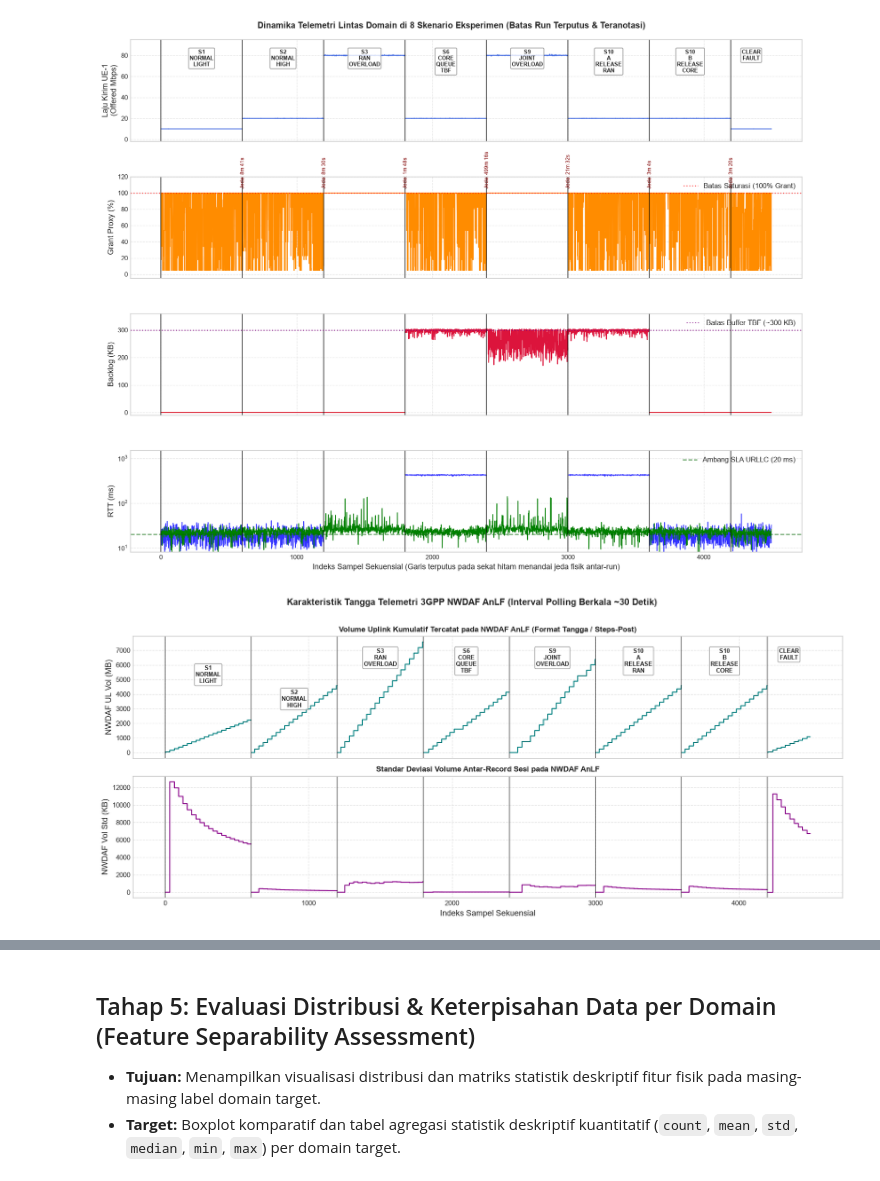
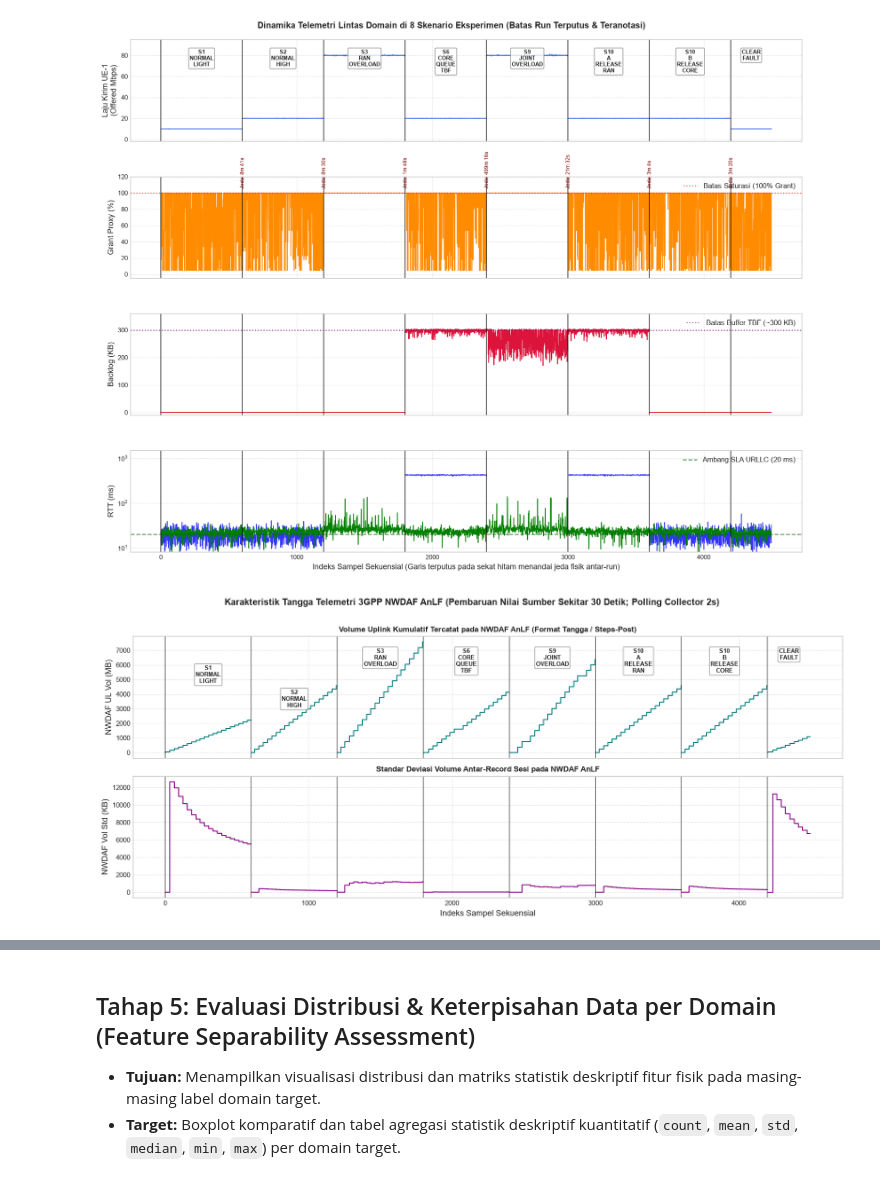
Before and after one commit to IdhulRahman/Thesis, a Jupyter notebook: experiments/01_telemetry_eda.ipynb, the cells around one changed output, grey strips where cells are left out. Drawn from its saved outputs; the diff is of its cells as text; code cells hidden in the pictures.

```diff
--- a/experiments/01_telemetry_eda.ipynb
+++ b/experiments/01_telemetry_eda.ipynb
@@ -132,5 +132,5 @@ Kolom Konstan / Varians Nol (11): ['scrape_ok', 'e2e_probe_freshness', 'nwdaf_ap
 # %%
-# 2. Rincian integritas scraping dan jeda waktu fisik antar-run eksperimen
+# 2. Rincian integritas scraping dan jeda waktu fisik antar-run eksperimen (UTC & WIB)
 run_summary = []
 prev_end_time = None
 
@@ -143,6 +143,9 @@ for run_id, grp in df.groupby('run_id', sort=False):
     start_dt = pd.to_datetime(grp['timestamp_utc'].iloc[0])
     end_dt = pd.to_datetime(grp['timestamp_utc'].iloc[-1])
     run_dur = round((end_dt - start_dt).total_seconds(), 1)
+
+    start_utc_str = start_dt.strftime('%H:%M:%S UTC')
+    start_wib_str = (start_dt + pd.Timedelta(hours=7)).strftime('%H:%M:%S WIB')
 
     if prev_end_time is not None:
         gap_sec = round((start_dt - prev_end_time).total_seconds(), 1)
@@ -160,6 +163,7 @@ for run_id, grp in df.groupby('run_id', sort=False):
         'Run ID': run_id,
         'Skenario': scen,
         'Domain': dom,
+        'Waktu Mulai': f'{start_utc_str} ({start_wib_str})',
         'Sampel': n_rows,
         'Durasi (s)': run_dur,
         'Jeda Pra-Run': gap_str,
@@ -359,7 +365,7 @@ plt.show()
 # %% [output]
 [figure]
 # %%
-# 2. Dinamika tangga telemetri 3GPP NWDAF AnLF (Karakteristik polling berkala ~30 detik)
+# 2. Dinamika tangga telemetri 3GPP NWDAF AnLF (Pembaruan nilai sumber ~30 detik; polling collector 2 detik)
 fig, axes = plt.subplots(2, 1, figsize=(14, 6), sharex=True)
 
 current_idx = 0
@@ -369,35 +375,35 @@ for run_id, grp in df.groupby('run_id', sort=False):
     x_run = np.arange(current_idx, current_idx + n_rows)
 
     # Volume Uplink (MB) via step plot
     axes[0].plot(x_run, grp['nwdaf_comm_ul_bytes'] / 1e6, color='teal', lw=1.3, drawstyle='steps-post')
 
     # Standar Deviasi Volume (KB) via step plot
     axes[1].plot(x_run, grp['nwdaf_comm_vol_std_bytes'] / 1e3, color='darkmagenta', lw=1.3, drawstyle='steps-post')
 
     for ax in axes:
         ax.axvline(current_idx, color='black', ls='-', lw=1.0, alpha=0.6)
 
     mid_point = current_idx + n_rows / 2
     label_clean = scen.replace('_', '\n')
     axes[0].text(mid_point, axes[0].get_ylim()[1] * 0.9 if current_idx > 0 else 6000, label_clean,
                  ha='center', va='top', fontsize=7.5, fontweight='bold',
                  bbox=dict(boxstyle='round,pad=0.2', facecolor='white', alpha=0.7, edgecolor='gray'))
     current_idx += n_rows
 
 axes[0].set_ylabel('NWDAF UL Vol (MB)')
 axes[0].grid(True, ls='--', alpha=0.5)
 axes[0].set_title('Volume Uplink Kumulatif Tercatat pada NWDAF AnLF (Format Tangga / Steps-Post)', fontsize=10, fontweight='bold')
 
 axes[1].set_ylabel('NWDAF Vol Std (KB)')
 axes[1].grid(True, ls='--', alpha=0.5)
 axes[1].set_title('Standar Deviasi Volume Antar-Record Sesi pada NWDAF AnLF', fontsize=10, fontweight='bold')
 axes[1].set_xlabel('Indeks Sampel Sekuensial')
 
-plt.suptitle('Karakteristik Tangga Telemetri 3GPP NWDAF AnLF (Interval Polling Berkala ~30 Detik)', y=1.01, fontsize=12, fontweight='bold')
+plt.suptitle('Karakteristik Tangga Telemetri 3GPP NWDAF AnLF (Pembaruan Nilai Sumber Sekitar 30 Detik; Polling Collector 2s)', y=1.01, fontsize=12, fontweight='bold')
 plt.tight_layout()
 plt.show()
 # %% [output]
-[figure, old version]
+[figure, new version]
 # %%
 # 3. Evaluasi pasangan terkendali: S2 vs S6 dan Perbandingan Kondisi Antar-Run Pemulihan Bertahap
 fig, axes = plt.subplots(1, 3, figsize=(15, 4.5))
```
Also changed, not shown: parts of 9 cells of this notebook.
